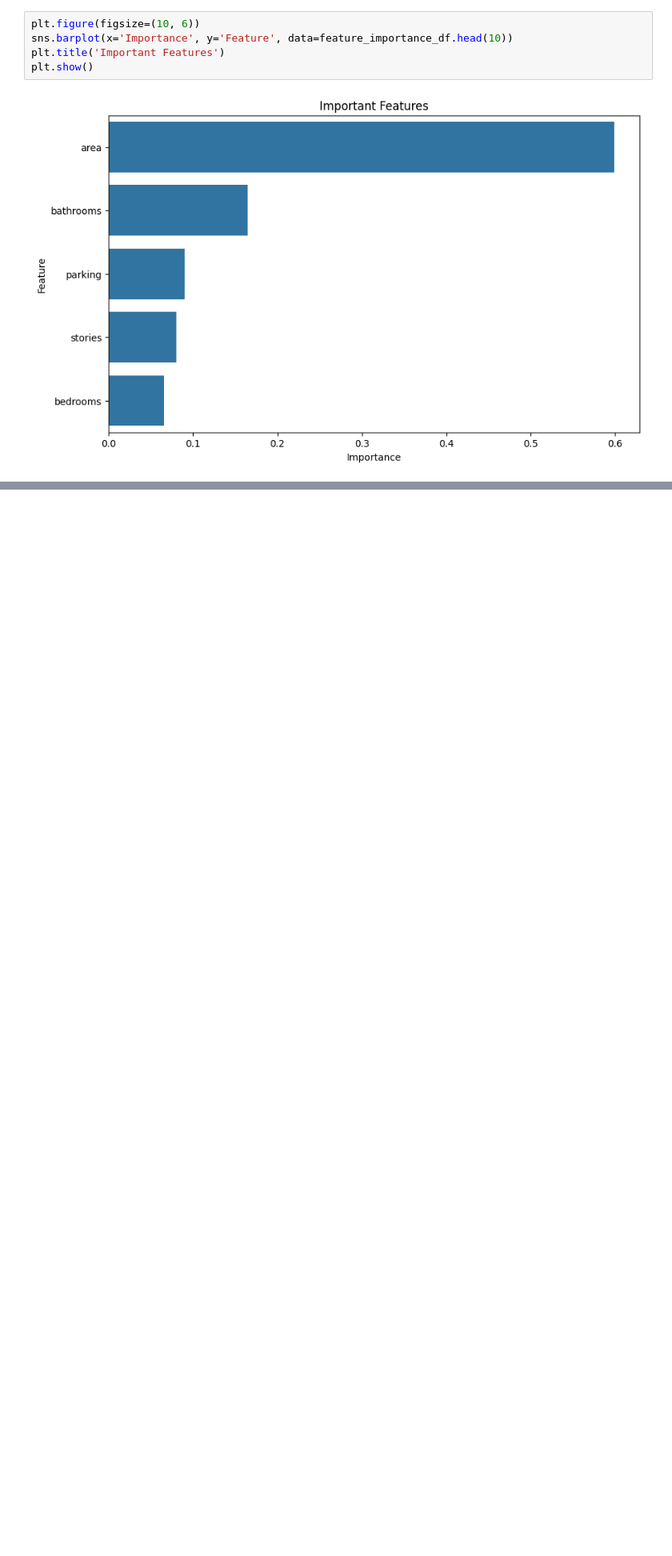
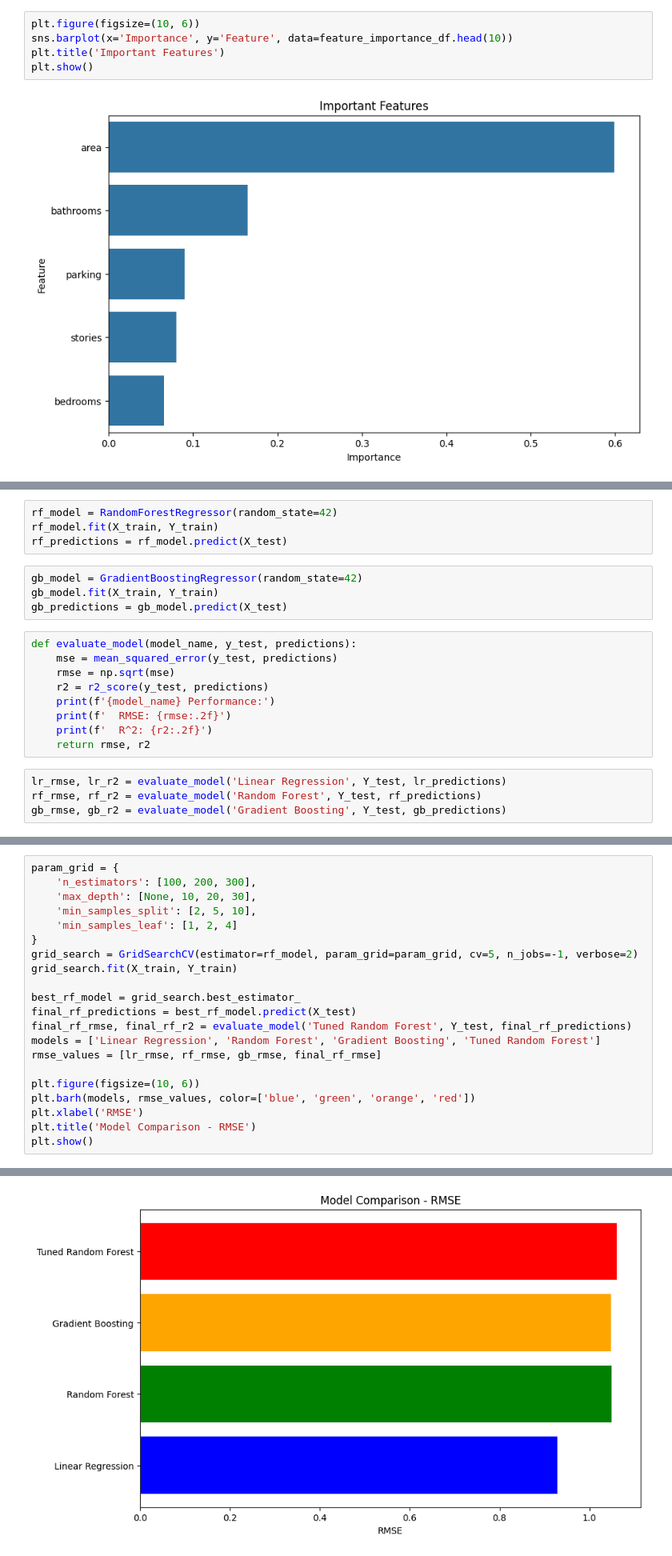
Before and after one commit to BKhaleque/house_prices, a Jupyter notebook: models.ipynb, the cells around one changed output, grey strips where cells are left out. Shown: that part at 80% size. Cells and saved outputs as stored; diff of their text form; blank space fills up the shorter version.

Commit message:
Trained some models

```diff
--- a/models.ipynb
+++ b/models.ipynb
@@ -193,0 +197,21 @@ KeyError: "['price'] not found in axis"
+# %%
+rf_model = RandomForestRegressor(random_state=42)
+rf_model.fit(X_train, Y_train)
+rf_predictions = rf_model.predict(X_test)
+# %%
+gb_model = GradientBoostingRegressor(random_state=42)
+gb_model.fit(X_train, Y_train)
+gb_predictions = gb_model.predict(X_test)
+# %%
+def evaluate_model(model_name, y_test, predictions):
+    mse = mean_squared_error(y_test, predictions)
+    rmse = np.sqrt(mse)
+    r2 = r2_score(y_test, predictions)
+    print(f'{model_name} Performance:')
+    print(f'  RMSE: {rmse:.2f}')
+    print(f'  R^2: {r2:.2f}')
+    return rmse, r2
+# %%
+lr_rmse, lr_r2 = evaluate_model('Linear Regression', Y_test, lr_predictions)
+rf_rmse, rf_r2 = evaluate_model('Random Forest', Y_test, rf_predictions)
+gb_rmse, gb_r2 = evaluate_model('Gradient Boosting', Y_test, gb_predictions)
@@ -193,0 +228,22 @@ KeyError: "['price'] not found in axis"
+# %%
+param_grid = {
+    'n_estimators': [100, 200, 300],
+    'max_depth': [None, 10, 20, 30],
+    'min_samples_split': [2, 5, 10],
+    'min_samples_leaf': [1, 2, 4]
+}
+grid_search = GridSearchCV(estimator=rf_model, param_grid=param_grid, cv=5, n_jobs=-1, verbose=2)
+grid_search.fit(X_train, Y_train)
+
+best_rf_model = grid_search.best_estimator_
+final_rf_predictions = best_rf_model.predict(X_test)
+final_rf_rmse, final_rf_r2 = evaluate_model('Tuned Random Forest', Y_test, final_rf_predictions)
+models = ['Linear Regression', 'Random Forest', 'Gradient Boosting', 'Tuned Random Forest']
+rmse_values = [lr_rmse, rf_rmse, gb_rmse, final_rf_rmse]
+
+plt.figure(figsize=(10, 6))
+plt.barh(models, rmse_values, color=['blue', 'green', 'orange', 'red'])
+plt.xlabel('RMSE')
+plt.title('Model Comparison - RMSE')
+plt.show()
+# %% [output]
@@ -193,0 +254 @@ KeyError: "['price'] not found in axis"
+[figure, added]
```
Also changed, not shown: parts of 6 cells of this notebook, 1 other file.
